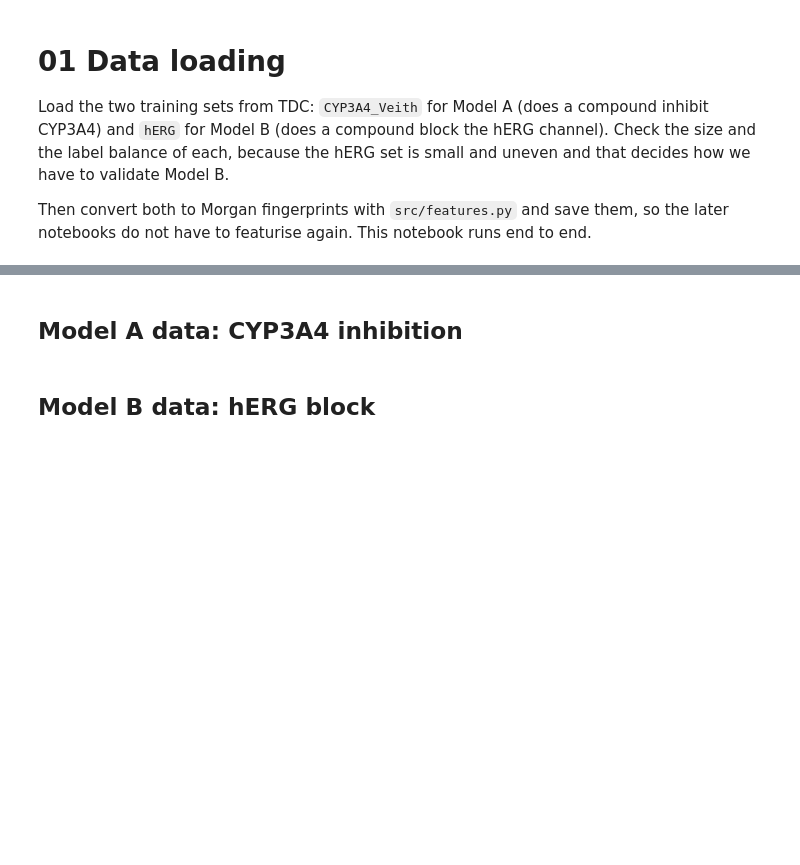
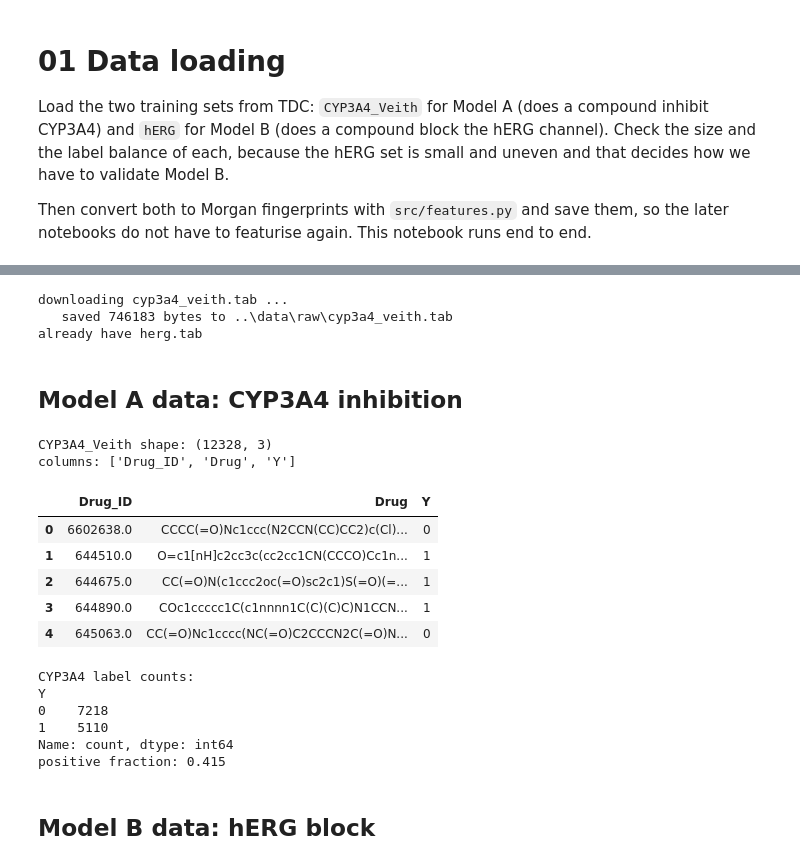
Before and after one commit to Vickel317/Heart_Toxicity_Red_Flag, a Jupyter notebook: notebooks/01_data_loading.ipynb, the cells around one changed output, grey strips where cells are left out. Saved outputs shown, nothing was run; the diff lists cells and outputs as text; code cells hidden in the pictures; blank space fills up the shorter version.

Commit message:
feat: data loading, model a and b

```diff
--- a/notebooks/01_data_loading.ipynb
+++ b/notebooks/01_data_loading.ipynb
@@ -21,2 +34,38 @@ print("fingerprint setting: radius", features.FP_RADIUS, "size", features.FP_SIZ
+# %%
+import urllib.request
+
+os.makedirs(RAW_DIR, exist_ok=True)
+
+TDC_FILES = {
+    "cyp3a4_veith.tab": "https://dataverse.harvard.edu/api/access/datafile/4259582",
+    "herg.tab": "https://dataverse.harvard.edu/api/access/datafile/4259588",
+}
+
+
+def download(url, destination):
+    # Dataverse rejects the default urllib user agent with HTTP 403, so we send
+    # an ordinary browser style one instead.
+    request = urllib.request.Request(url, headers={"User-Agent": "Mozilla/5.0"})
+    with urllib.request.urlopen(request, timeout=120) as response:
+        data = response.read()
+    # Write only after the whole download succeeded, so an interrupted run never
+    # leaves a half written file that looks valid next time.
+    with open(destination, "wb") as handle:
+        handle.write(data)
+    return len(data)
+
+
+for filename, url in TDC_FILES.items():
+    destination = os.path.join(RAW_DIR, filename)
+    if os.path.exists(destination):
+        print("already have", filename)
+        continue
+    print("downloading", filename, "...")
+    size = download(url, destination)
+    print("   saved", size, "bytes to", destination)
+# %% [output]
+downloading cyp3a4_veith.tab ...
+   saved 746183 bytes to ..\data\raw\cyp3a4_veith.tab
+already have herg.tab
 # %% [markdown]
 ## Model A data: CYP3A4 inhibition
@@ -33,8 +72,34 @@ cyp_df.head()
+# %%
+# TDC publishes its datasets as plain tab separated files on Harvard Dataverse.
+# We read them with pandas instead of the tdc package, because that package pins
+# older numpy, pandas and rdkit versions than the ones installed here.
+# Downloaded from: https://dataverse.harvard.edu/api/access/datafile/4259582
+cyp_df = pd.read_csv(os.path.join(RAW_DIR, "cyp3a4_veith.tab"), sep="	")
+
+print("CYP3A4_Veith shape:", cyp_df.shape)
+print("columns:", list(cyp_df.columns))
+cyp_df.head()
+# %% [output]
+CYP3A4_Veith shape: (12328, 3)
+columns: ['Drug_ID', 'Drug', 'Y']
+|  | Drug_ID | Drug | Y |
+| 0 | 6602638.0 | CCCC(=O)Nc1ccc(N2CCN(CC)CC2)c(Cl)... | 0 |
+| 1 | 644510.0 | O=c1[nH]c2cc3c(cc2cc1CN(CCCO)Cc1n... | 1 |
+| 2 | 644675.0 | CC(=O)N(c1ccc2oc(=O)sc2c1)S(=O)(=... | 1 |
+| 3 | 644890.0 | COc1ccccc1C(c1nnnn1C(C)(C)C)N1CCN... | 1 |
+| 4 | 645063.0 | CC(=O)Nc1cccc(NC(=O)C2CCCN2C(=O)N... | 0 |
 # %%
 # Label balance decides whether plain accuracy would be misleading.
 print("CYP3A4 label counts:")
 print(cyp_df["Y"].value_counts())
 print("positive fraction:", round(float(cyp_df["Y"].mean()), 3))
+# %% [output]
+CYP3A4 label counts:
+Y
+0    7218
+1    5110
+Name: count, dtype: int64
+positive fraction: 0.415
 # %% [markdown]
 ## Model B data: hERG block
 # %%
```
Also changed, not shown: parts of 10 cells of this notebook, 9 other files.
